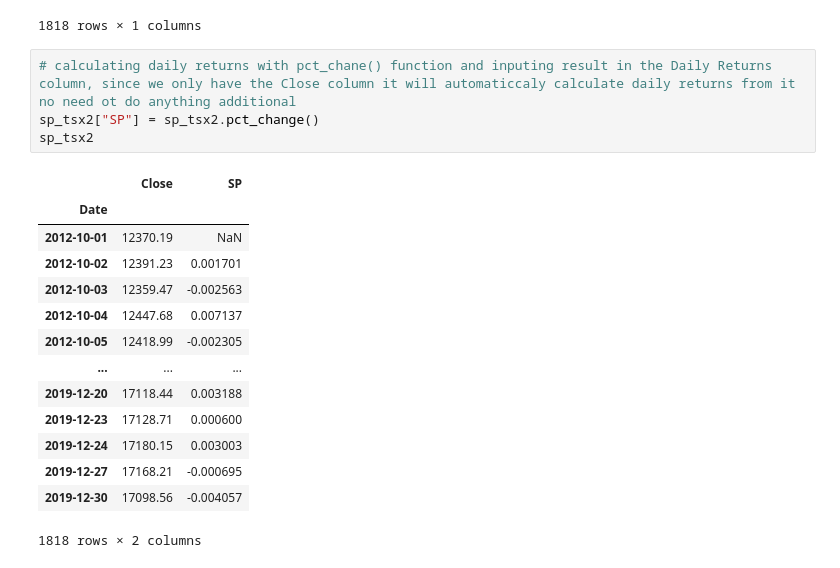
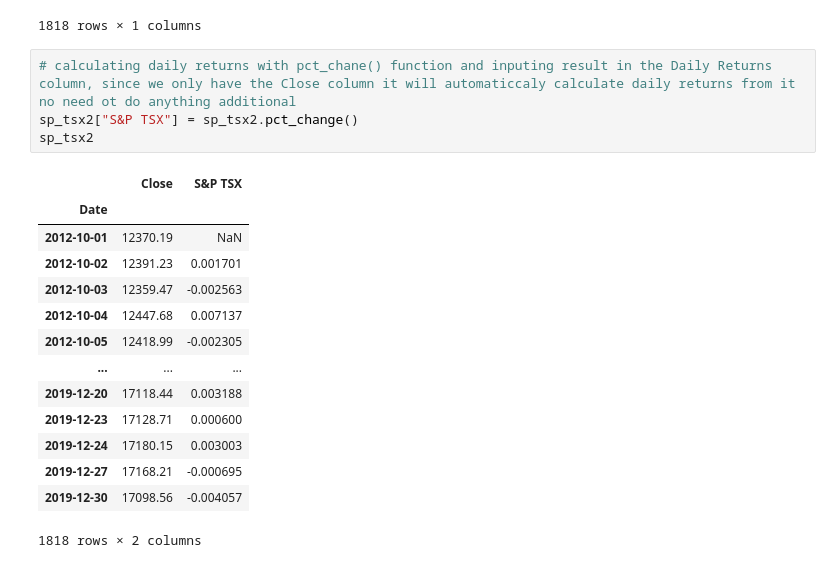
Before and after one commit to sophiepearldgn/Module-4, a Jupyter notebook: Module4.ipynb, the cells around one changed output. Cells and saved outputs as stored; diff of their text form.

```diff
--- a/Module4.ipynb
+++ b/Module4.ipynb
@@ -264,10 +264,10 @@ sp_tsx2.pct_change()
 1818 rows × 1 columns
 # %%
 # calculating daily returns with pct_chane() function and inputing result in the Daily Returns column, since we only have the Close column it will automaticcaly calculate daily returns from it no need ot do anything additional
-sp_tsx2["SP"] = sp_tsx2.pct_change()
+sp_tsx2["S&P TSX"] = sp_tsx2.pct_change()
 sp_tsx2
 # %% [output]
-|  | Close | SP |
+|  | Close | S&P TSX |
 | Date |  |  |
 | 2012-10-01 | 12370.19 | NaN |
 | 2012-10-02 | 12391.23 | 0.001701 |
```
Also changed, not shown: parts of 22 cells of this notebook.
